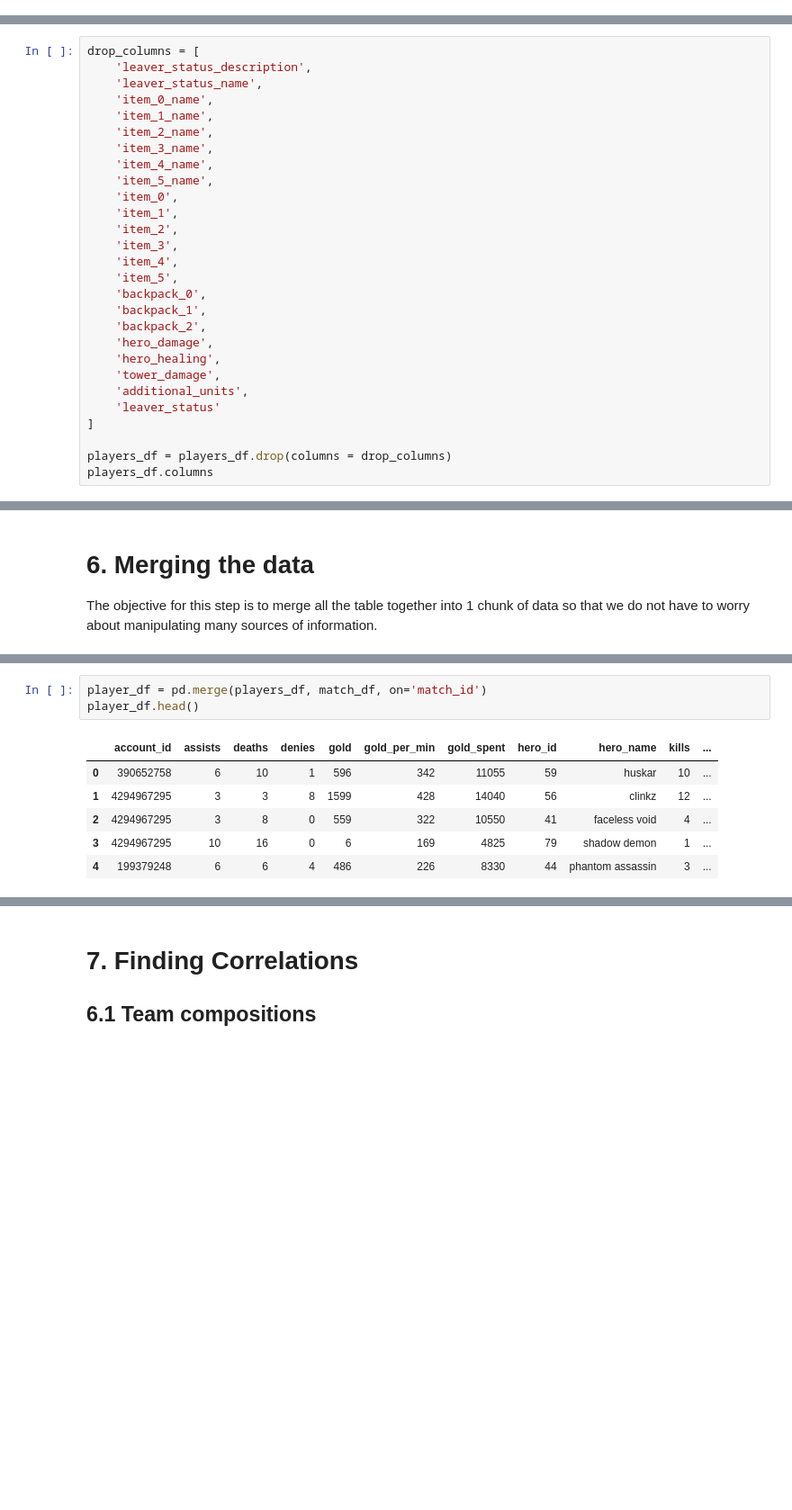
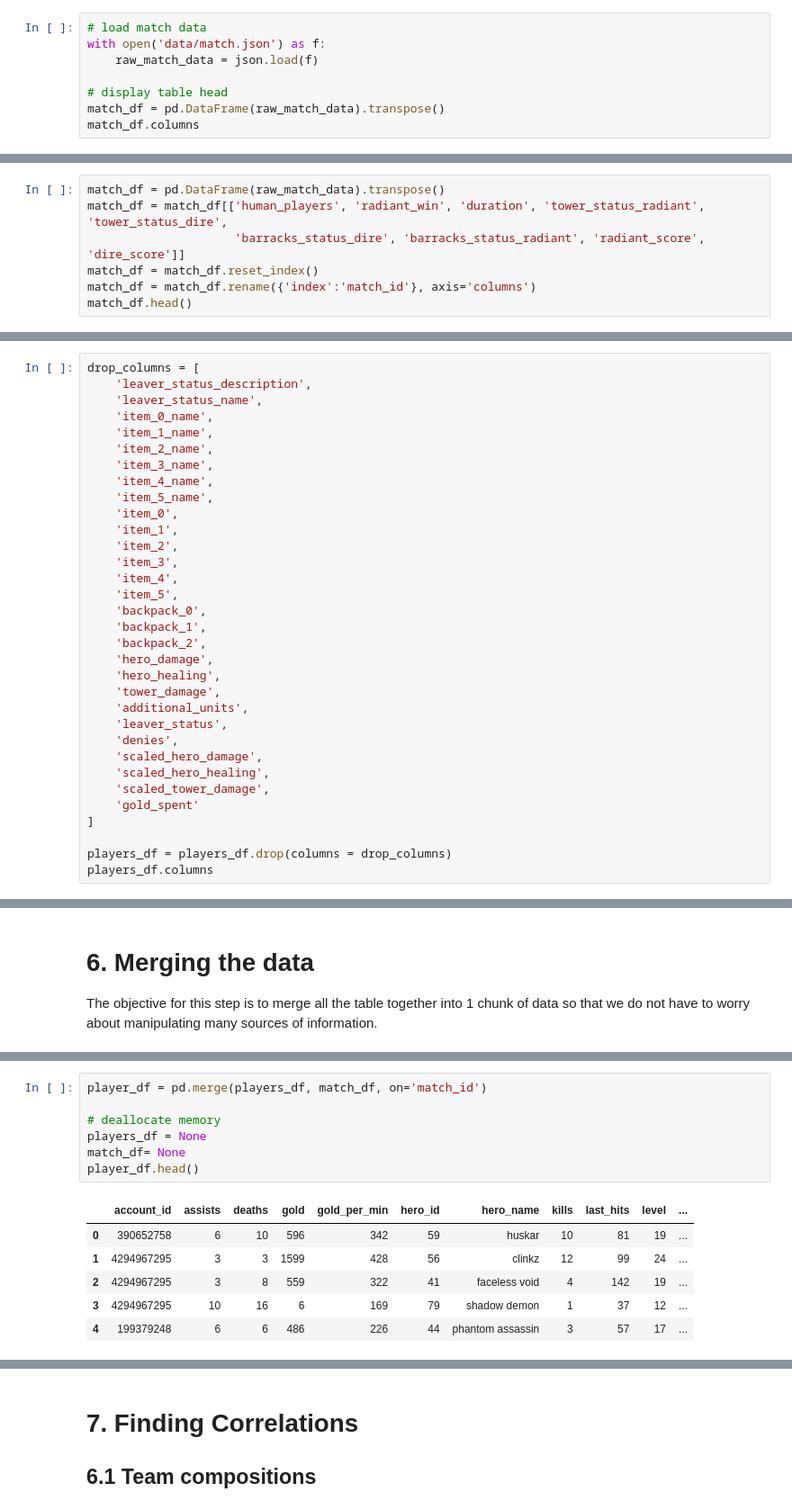
Before and after one commit to Samuel-Campbell/dota2, a Jupyter notebook: src/Dota2_Analysis.ipynb, the cells around one changed output, grey strips where cells are left out. Shown at 90% size. Saved outputs shown, nothing was run; the diff lists cells and outputs as text; blank space fills up the shorter version.

Commit message:
finished data wrangling

```diff
--- a/src/Dota2_Analysis.ipynb
+++ b/src/Dota2_Analysis.ipynb
@@ -752,0 +691,8 @@ match_df.head()
+# %%
+# load match data
+with open('data/match.json') as f:
+    raw_match_data = json.load(f)
+
+# display table head
+match_df = pd.DataFrame(raw_match_data).transpose()
+match_df.columns
@@ -752,0 +723,7 @@ match_df.head()
+# %%
+match_df = pd.DataFrame(raw_match_data).transpose()
+match_df = match_df[['human_players', 'radiant_win', 'duration', 'tower_status_radiant', 'tower_status_dire',
+                     'barracks_status_dire', 'barracks_status_radiant', 'radiant_score', 'dire_score']]
+match_df = match_df.reset_index()
+match_df = match_df.rename({'index':'match_id'}, axis='columns')
+match_df.head()
@@ -832,7 +827,12 @@ drop_columns = [
     'hero_healing',
     'tower_damage',
     'additional_units',
-    'leaver_status'
+    'leaver_status',
+    'denies',
+    'scaled_hero_damage',
+    'scaled_hero_healing',
+    'scaled_tower_damage',
+    'gold_spent'
 ]
 
 players_df = players_df.drop(columns = drop_columns)
@@ -968,10 +941,14 @@ players_df.head()
 # %%
 player_df = pd.merge(players_df, match_df, on='match_id')
+
+# deallocate memory
+players_df = None
+match_df= None
 player_df.head()
 # %% [output]
-|  | account_id | assists | deaths | denies | gold | gold_per_min | gold_spent | hero_id | hero_name | kills | ... |
-| 0 | 390652758 | 6 | 10 | 1 | 596 | 342 | 11055 | 59 | huskar | 10 | ... |
-| 1 | 4294967295 | 3 | 3 | 8 | 1599 | 428 | 14040 | 56 | clinkz | 12 | ... |
-| 2 | 4294967295 | 3 | 8 | 0 | 559 | 322 | 10550 | 41 | faceless void | 4 | ... |
-| 3 | 4294967295 | 10 | 16 | 0 | 6 | 169 | 4825 | 79 | shadow demon | 1 | ... |
-| 4 | 199379248 | 6 | 6 | 4 | 486 | 226 | 8330 | 44 | phantom assassin | 3 | ... |
+|  | account_id | assists | deaths | gold | gold_per_min | hero_id | hero_name | kills | last_hits | level | ... |
+| 0 | 390652758 | 6 | 10 | 596 | 342 | 59 | huskar | 10 | 81 | 19 | ... |
+| 1 | 4294967295 | 3 | 3 | 1599 | 428 | 56 | clinkz | 12 | 99 | 24 | ... |
+| 2 | 4294967295 | 3 | 8 | 559 | 322 | 41 | faceless void | 4 | 142 | 19 | ... |
+| 3 | 4294967295 | 10 | 16 | 6 | 169 | 79 | shadow demon | 1 | 37 | 12 | ... |
+| 4 | 199379248 | 6 | 6 | 486 | 226 | 44 | phantom assassin | 3 | 57 | 17 | ... |
```
Also changed, not shown: parts of 56 cells of this notebook, 3 other files.
